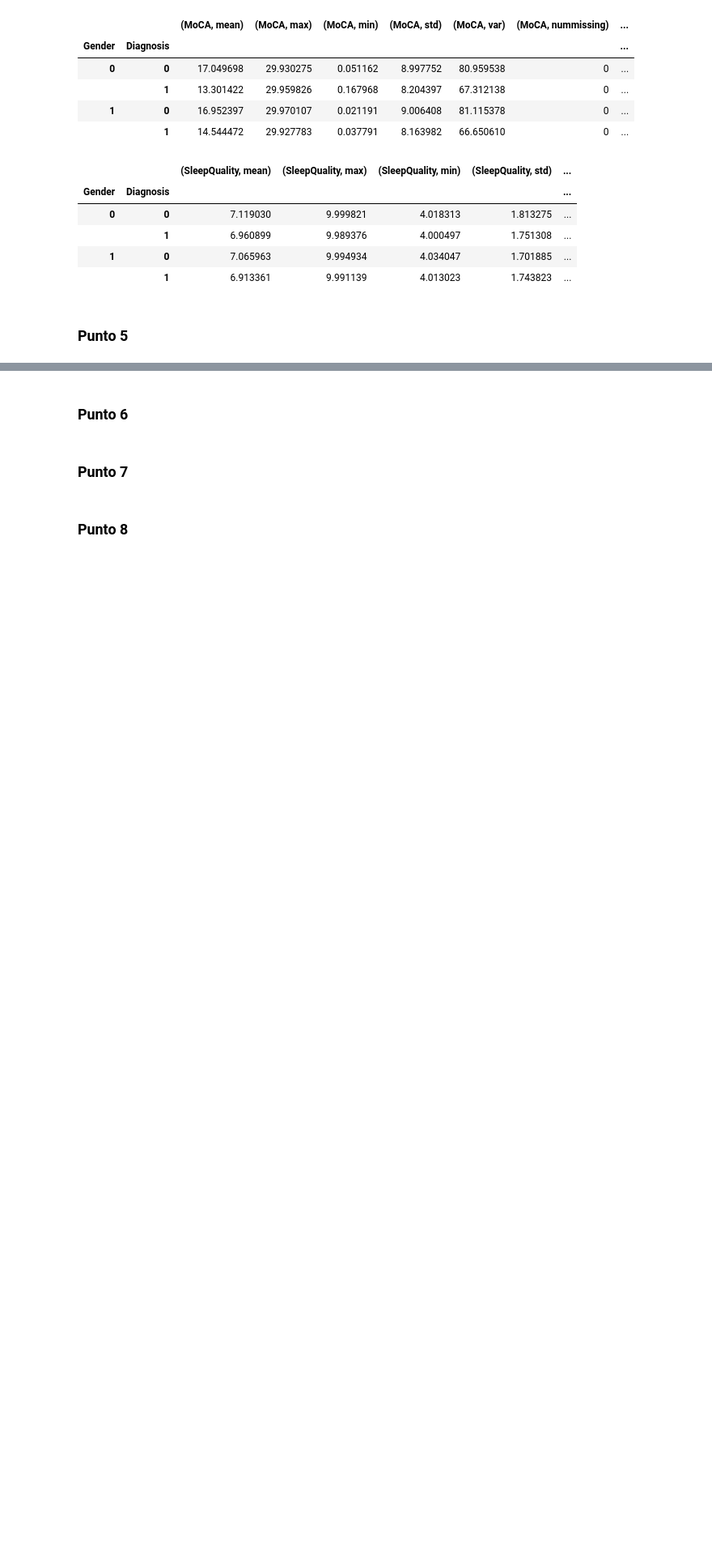
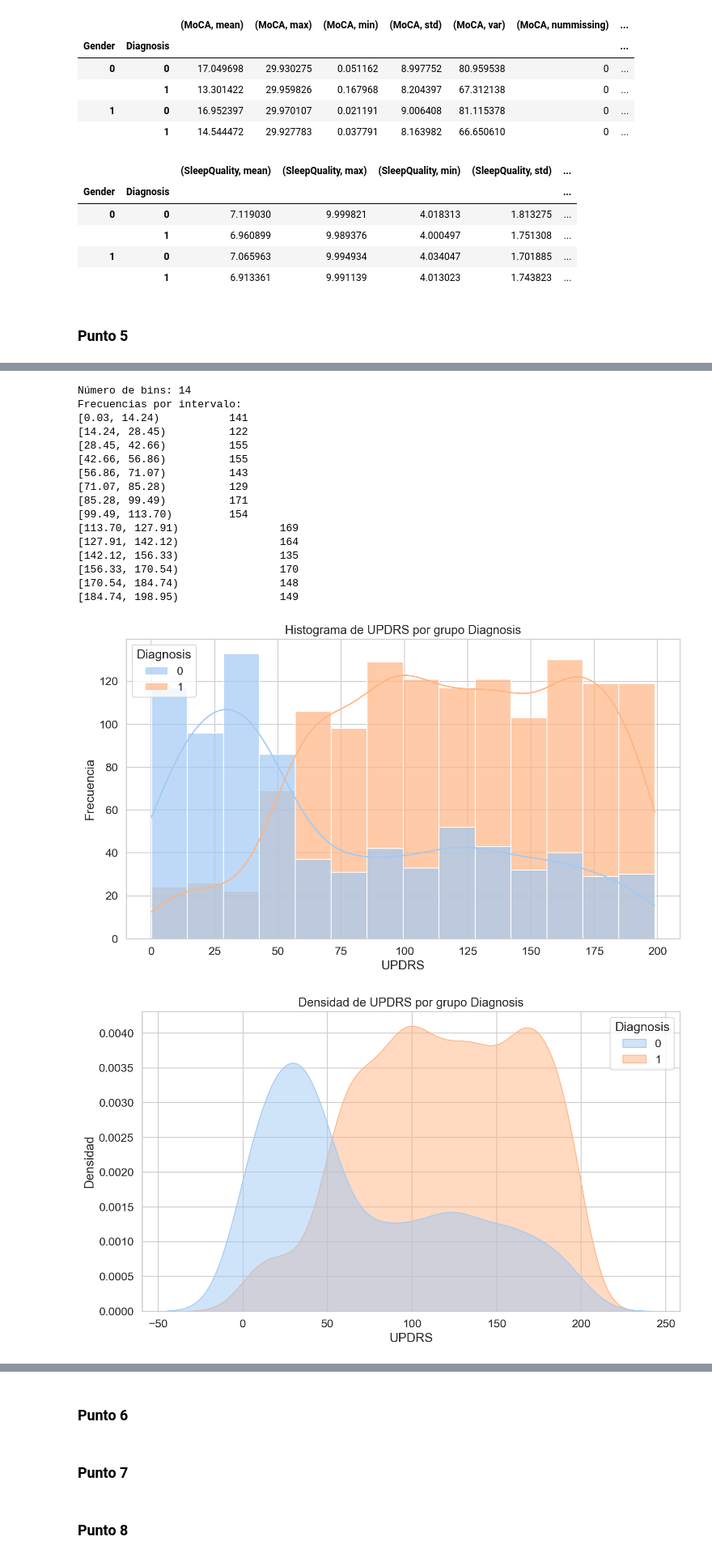
Before and after one commit to Lmarvq/Proyecto-1, a Jupyter notebook: Proyecto_1.ipynb, the cells around one changed output, grey strips where cells are left out. Shown at 81% size. Saved outputs shown, nothing was run; the diff lists cells and outputs as text; code cells hidden in the pictures; blank space fills up the shorter version.

```diff
--- a/Proyecto_1.ipynb
+++ b/Proyecto_1.ipynb
@@ -1084,0 +1233,22 @@ resumen_estadistico(df_csv,grupos=['Gender', 'Diagnosis'],columnas=['SleepQualit
+# %%
+graficar_histograma(df_csv, 'UPDRS', 'Diagnosis')
+graficar_densidad2(df_csv, 'UPDRS', 'Diagnosis')
+# %% [output]
+Número de bins: 14
+Frecuencias por intervalo:
+[0.03, 14.24)           141
+[14.24, 28.45)          122
+[28.45, 42.66)          155
+[42.66, 56.86)          155
+[56.86, 71.07)          143
+[71.07, 85.28)          129
+[85.28, 99.49)          171
+[99.49, 113.70)         154
+[113.70, 127.91)                169
+[127.91, 142.12)                164
+[142.12, 156.33)                135
+[156.33, 170.54)                170
+[170.54, 184.74)                148
+[184.74, 198.95)                149
+[figure, added]
+[figure, added]
```
Also changed, not shown: parts of 10 cells of this notebook.
